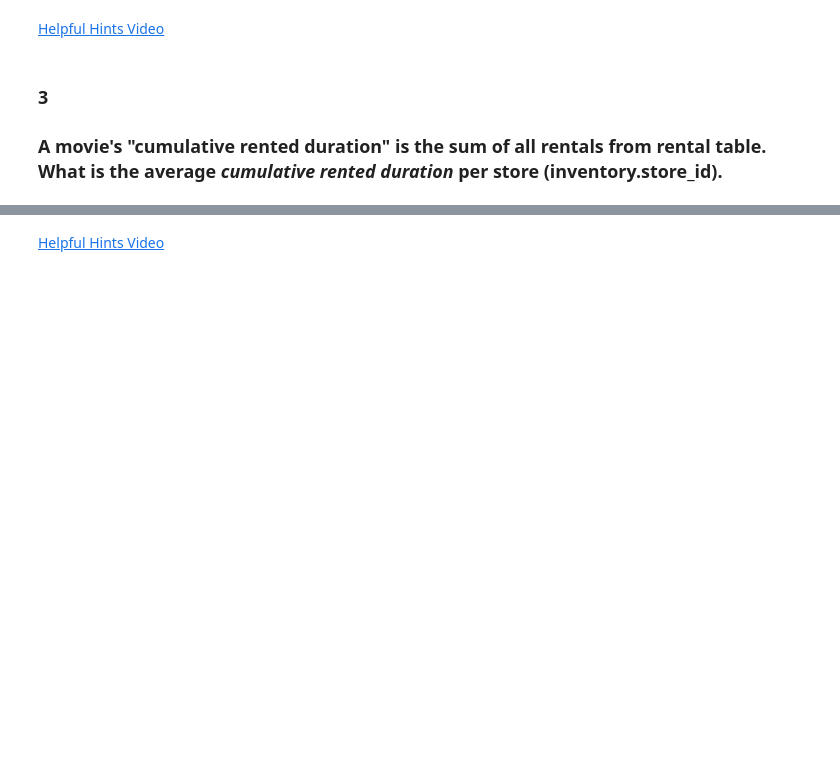
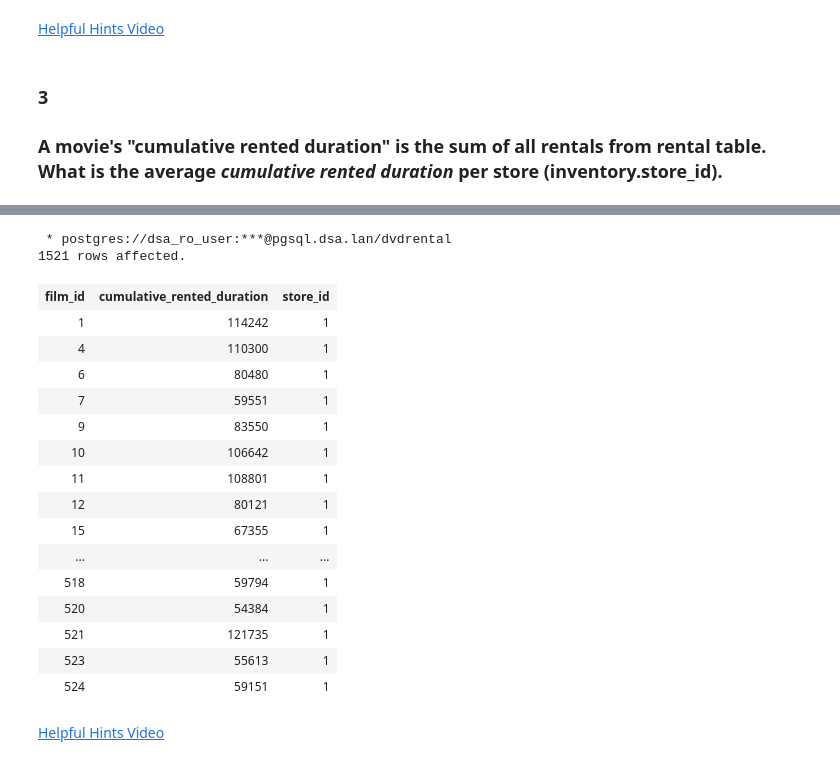
Before and after one commit to may96cc/f21dsa7030, a Jupyter notebook: module5/exercises/AdvancedAggregates.ipynb, the cells around one changed output, grey strips where cells are left out. Cells and saved outputs as stored; diff of their text form; code cells hidden in the pictures; blank space fills up the shorter version.

```diff
--- a/module5/exercises/AdvancedAggregates.ipynb
+++ b/module5/exercises/AdvancedAggregates.ipynb
@@ -50,3 +129,29 @@ EXPLAIN
+# %%
+%%sql
+
+SELECT film_id, SUM(rental_id) as cumulative_rented_duration, store_id
+FROM inventory as i JOIN rental as r ON i.inventory_id = r.inventory_id
+GROUP BY film_id, store_id
+ORDER BY store_id, film_id
+# %% [output]
+ * postgres://dsa_ro_user:***@pgsql.dsa.lan/dvdrental
+1521 rows affected.
+| film_id | cumulative_rented_duration | store_id |
+| 1 | 114242 | 1 |
+| 4 | 110300 | 1 |
+| 6 | 80480 | 1 |
+| 7 | 59551 | 1 |
+| 9 | 83550 | 1 |
+| 10 | 106642 | 1 |
+| 11 | 108801 | 1 |
+| 12 | 80121 | 1 |
+| 15 | 67355 | 1 |
+| ... | ... | ... |
+| 518 | 59794 | 1 |
+| 520 | 54384 | 1 |
+| 521 | 121735 | 1 |
+| 523 | 55613 | 1 |
+| 524 | 59151 | 1 |
 # %% [markdown]
 [Helpful Hints Video](https://youtu.be/Scyn7exzUcY)
 # %% [markdown]
```
Also changed, not shown: parts of 24 cells of this notebook, 2 other files.
